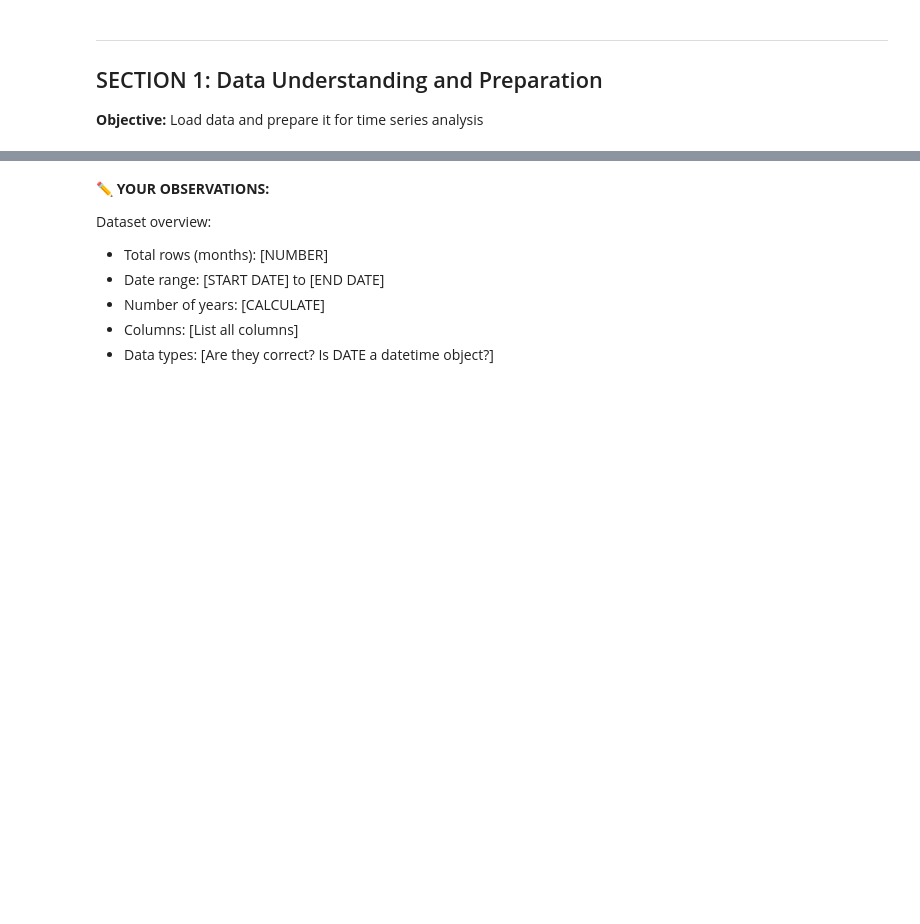
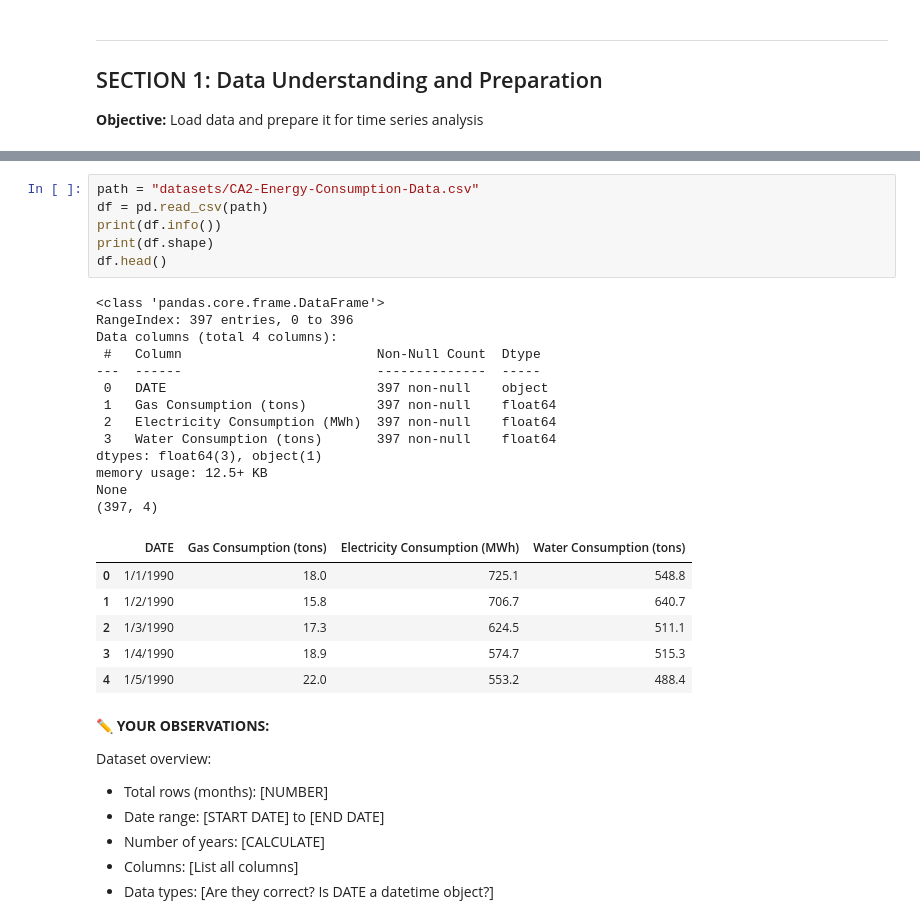
Before and after one commit to pufferfish3e/unsupervised-learning, a Jupyter notebook: CA2_PartB_Student_Template_1.ipynb, the cells around one changed output, grey strips where cells are left out. Cells and saved outputs as stored; diff of their text form; blank space fills up the shorter version.

```diff
--- a/CA2_PartB_Student_Template_1.ipynb
+++ b/CA2_PartB_Student_Template_1.ipynb
@@ -112,3 +142,29 @@ print("Libraries imported successfully!")
+# %%
+path = "datasets/CA2-Energy-Consumption-Data.csv"
+df = pd.read_csv(path)
+print(df.info())
+print(df.shape)
+df.head()
+# %% [output]
+<class 'pandas.core.frame.DataFrame'>
+RangeIndex: 397 entries, 0 to 396
+Data columns (total 4 columns):
+ #   Column                         Non-Null Count  Dtype
+---  ------                         --------------  -----
+ 0   DATE                           397 non-null    object
+ 1   Gas Consumption (tons)         397 non-null    float64
+ 2   Electricity Consumption (MWh)  397 non-null    float64
+ 3   Water Consumption (tons)       397 non-null    float64
+dtypes: float64(3), object(1)
+memory usage: 12.5+ KB
+None
+(397, 4)
+|  | DATE | Gas Consumption (tons) | Electricity Consumption (MWh) | Water Consumption (tons) |
+| 0 | 1/1/1990 | 18.0 | 725.1 | 548.8 |
+| 1 | 1/2/1990 | 15.8 | 706.7 | 640.7 |
+| 2 | 1/3/1990 | 17.3 | 624.5 | 511.1 |
+| 3 | 1/4/1990 | 18.9 | 574.7 | 515.3 |
+| 4 | 1/5/1990 | 22.0 | 553.2 | 488.4 |
 # %% [markdown]
 **✏️ YOUR OBSERVATIONS:**
 
```
Also changed, not shown: parts of 12 cells of this notebook, 1 other file.
